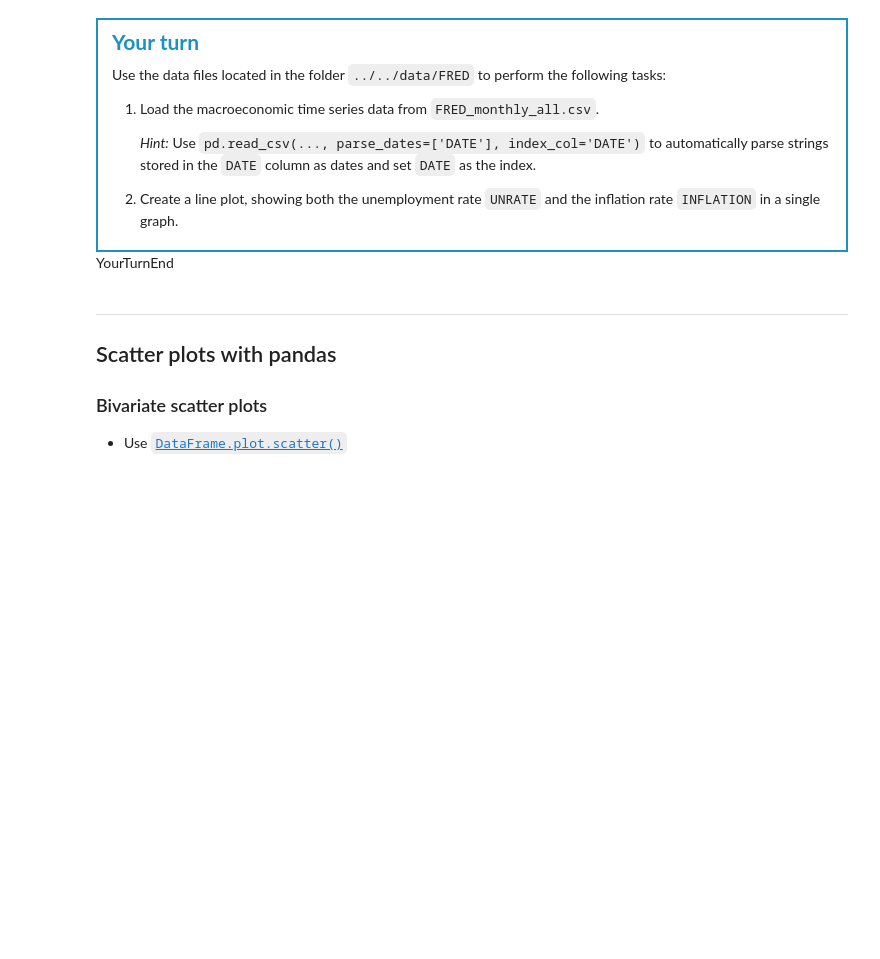
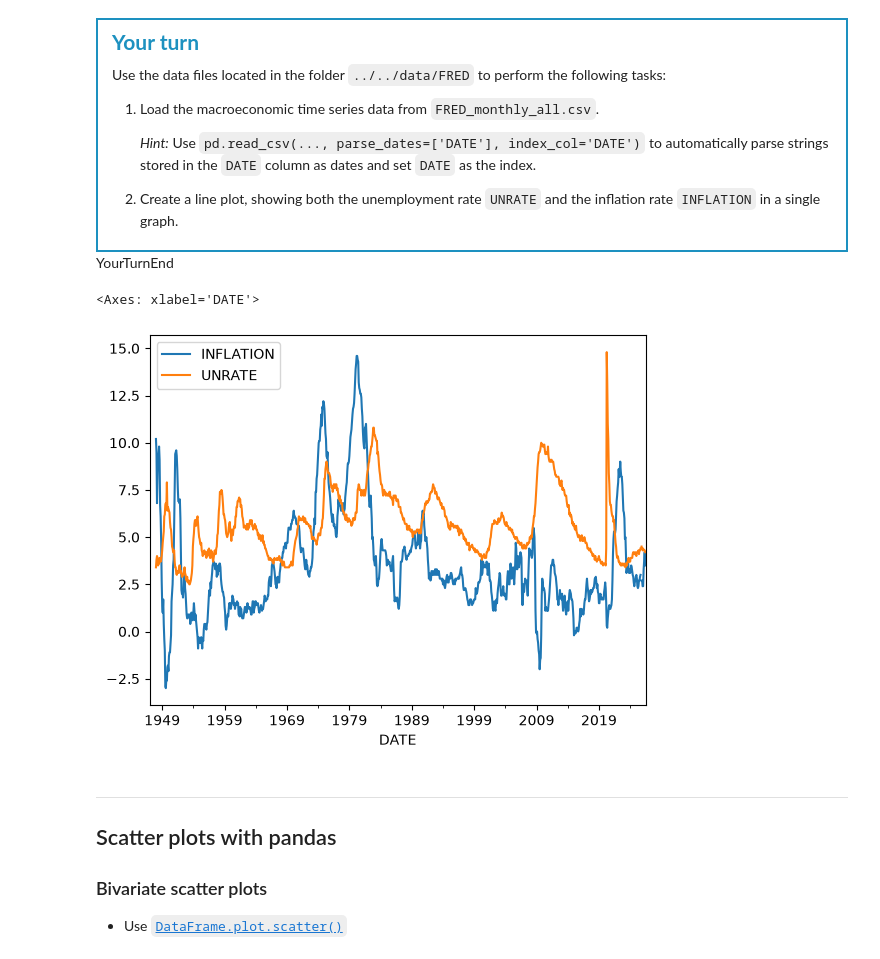
Before and after one commit to pl0gen/TECH2-H26, a Jupyter notebook: lectures/lecture3/lecture3_EMH_Test.ipynb, the cells around one changed output. Cells and saved outputs as stored; diff of their text form; code cells hidden in the pictures; blank space fills up the shorter version.

```diff
--- a/lectures/lecture3/lecture3_EMH_Test.ipynb
+++ b/lectures/lecture3/lecture3_EMH_Test.ipynb
@@ -589,6 +587,25 @@ tasks:
    and the inflation rate `INFLATION` in a single graph.
 </div>
 <span style="display: none;">YourTurnEnd</span>
+# %%
+import pandas as pd
+import matplotlib.pyplot as plt
+
+filepath = f'{DATA_PATH}/FRED/FRED_monthly_all.csv'
+
+# Read CSV data
+df = pd.read_csv(filepath,parse_dates=["DATE"],index_col="DATE")
+df.usecols=["UNRATE","INFLATION"]
+
+del df["CPI"]
+del df["REALRATE"]
+del df["FEDFUNDS"]
+del df["LFPART"]
+
+df.plot()
+# %% [output]
+<Axes: xlabel='DATE'>
+[figure, added]
 # %% [markdown]
 ***
 ## Scatter plots with pandas
```
Also changed, not shown: parts of 2 cells of this notebook, 2 other files.
